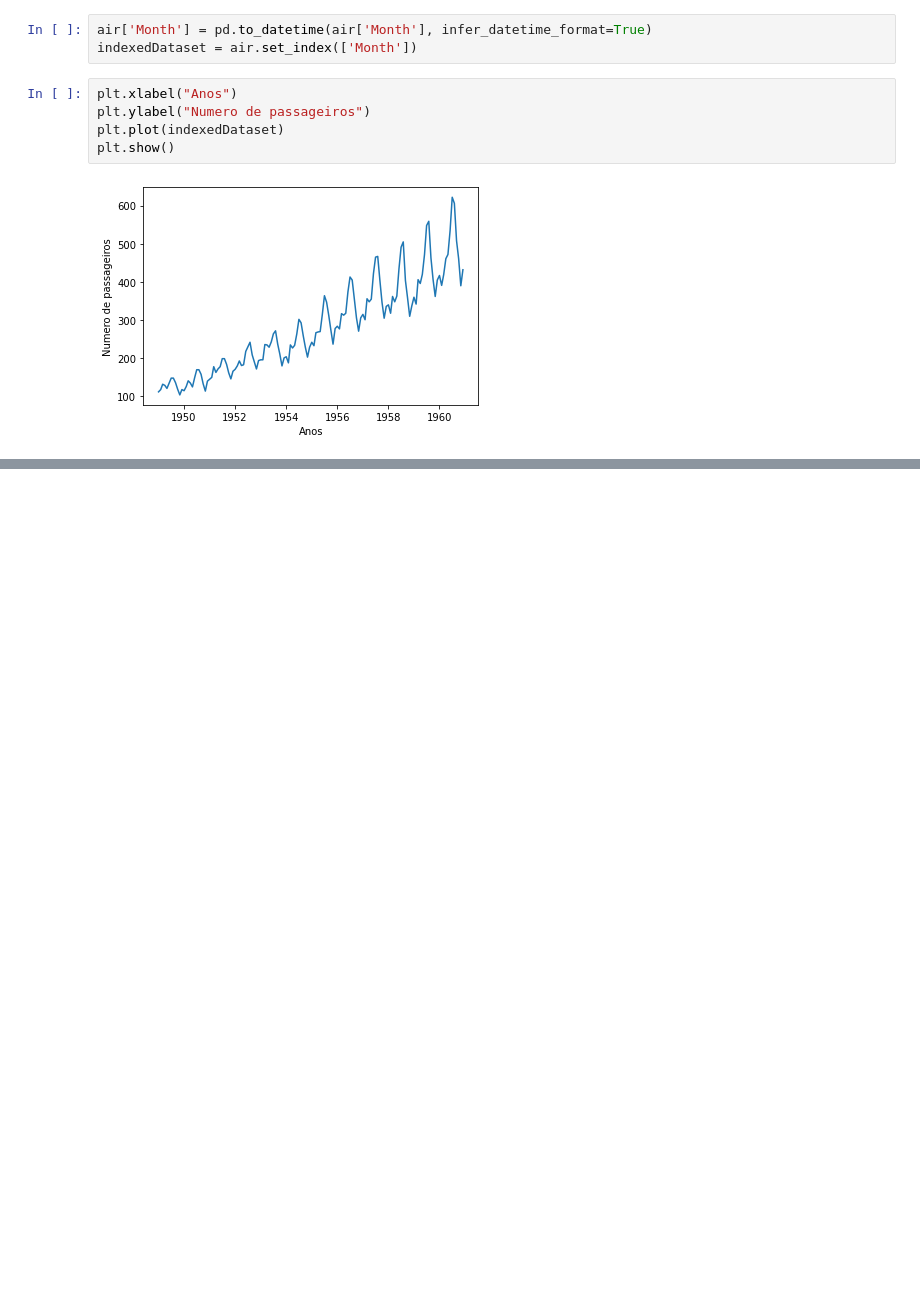
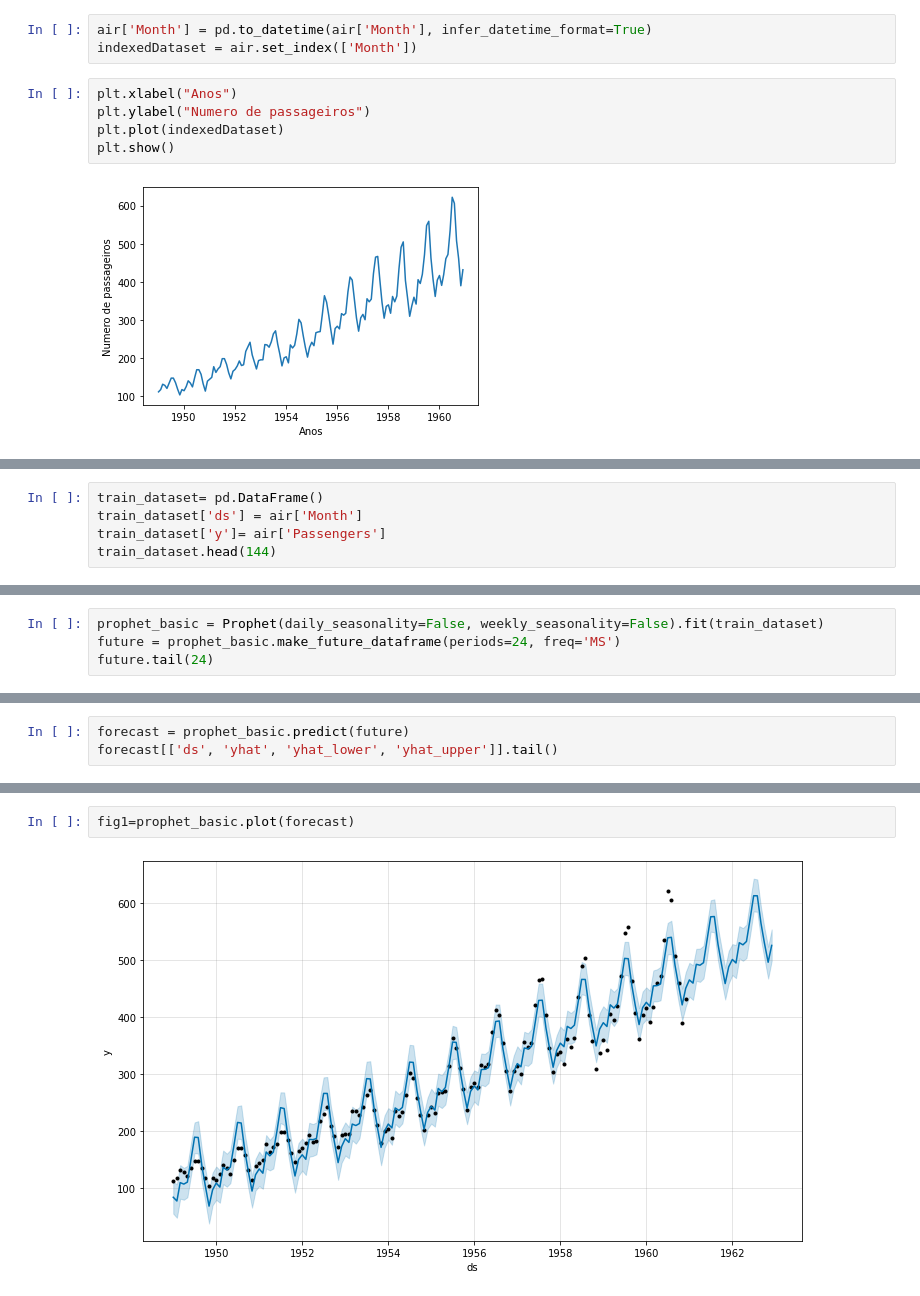
Before and after one commit to vivianerenizia/Teste_DataScience_iniciante, a Jupyter notebook: teste02-Prophet.ipynb, the cells around one changed output, grey strips where cells are left out. Saved outputs shown, nothing was run; the diff lists cells and outputs as text; blank space fills up the shorter version.

Commit message:
Prophet to forecast the number of passengers in the next two years and plotting the respective graph.

```diff
--- a/teste02-Prophet.ipynb
+++ b/teste02-Prophet.ipynb
@@ -36,0 +22,5 @@ plt.show()
+# %%
+train_dataset= pd.DataFrame()
+train_dataset['ds'] = air['Month']
+train_dataset['y']= air['Passengers']
+train_dataset.head(144)
@@ -36,0 +41,4 @@ plt.show()
+# %%
+prophet_basic = Prophet(daily_seasonality=False, weekly_seasonality=False).fit(train_dataset)
+future = prophet_basic.make_future_dataframe(periods=24, freq='MS')
+future.tail(24)
@@ -36,0 +63,3 @@ plt.show()
+# %%
+forecast = prophet_basic.predict(future)
+forecast[['ds', 'yhat', 'yhat_lower', 'yhat_upper']].tail()
@@ -36,0 +73,4 @@ plt.show()
+# %%
+fig1=prophet_basic.plot(forecast)
+# %% [output]
+[figure, added]
```
Also changed, not shown: parts of 5 cells of this notebook.
